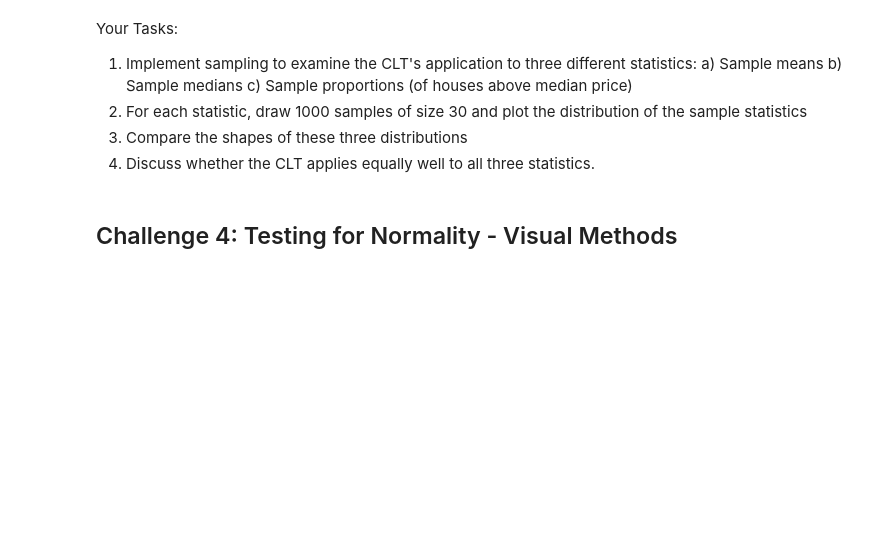
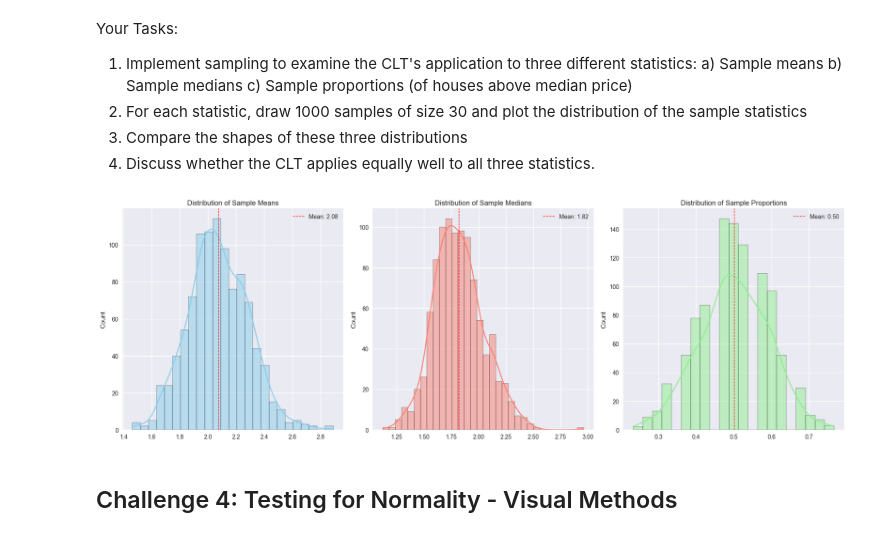
Before and after one commit to martijnooo/lab-clt-normality, a Jupyter notebook: your-code/main.ipynb, the cells around one changed output. Saved outputs shown, nothing was run; the diff lists cells and outputs as text; code cells hidden in the pictures; blank space fills up the shorter version.

```diff
--- a/your-code/main.ipynb
+++ b/your-code/main.ipynb
@@ -125,0 +225,16 @@ Your Tasks:
+# %%
+# Calculate the observed standard deviation of the sample means for each sample size
+observed_sd = {}
+
+for sample_size in sample_sizes:
+    sample_means = []
+    for _ in range(n_samples):
+        sample = np.random.choice(sepal_length, size=sample_size)
+        sample_means.append(np.mean(sample))
+    observed_sd[sample_size] = np.std(sample_means)
+
+# Calculate the theoretical standard deviation for each sample size
+population_sd = np.std(sepal_length)  # Standard deviation of the population
+theoretical_sd = {size: population_sd / np.sqrt(size) for size in sample_sizes}
+
+observed_sd, theoretical_sd
@@ -133,8 +258,8 @@ The Central Limit Theorem applies not only to sample means but also to other
 statistics like medians, variances, and proportions. Let's explore this concept.
 # %%
 # Load Boston Housing dataset
-from sklearn.datasets import load_boston
-boston = load_boston()
+from sklearn.datasets import fetch_california_housing
+boston = fetch_california_housing()
 boston_df = pd.DataFrame(data=boston.data, columns=boston.feature_names)
 boston_df['MEDV'] = boston.target
 
@@ -178,6 +322,47 @@ Your Tasks:
 # %%
 # TODO
 # Your code here - implement sampling and plotting for different statistics
+# Set parameters
+sample_size = 30
+n_samples = 1000
+
+# Initialize lists to store sample statistics
+sample_means = []
+sample_medians = []
+sample_proportions = []
+
+# Perform sampling
+for _ in range(n_samples):
+    sample = np.random.choice(housing_prices, size=sample_size)
+    sample_means.append(np.mean(sample))
+    sample_medians.append(np.median(sample))
+    sample_proportions.append(np.mean(sample > median_price))
+
+# Plot the distributions of the sample statistics
+fig, axes = plt.subplots(1, 3, figsize=(18, 6))
+
+# Sample means
+sns.histplot(sample_means, kde=True, ax=axes[0], color='skyblue')
+axes[0].set_title('Distribution of Sample Means')
+axes[0].axvline(np.mean(sample_means), color='red', linestyle='dashed', linewidth=1, label=f'Mean: {np.mean(sample_means):.2f}')
+axes[0].legend()
+
+# Sample medians
+sns.histplot(sample_medians, kde=True, ax=axes[1], color='salmon')
+axes[1].set_title('Distribution of Sample Medians')
+axes[1].axvline(np.mean(sample_medians), color='red', linestyle='dashed', linewidth=1, label=f'Mean: {np.mean(sample_medians):.2f}')
+axes[1].legend()
+
+# Sample proportions
+sns.histplot(sample_proportions, kde=True, ax=axes[2], color='lightgreen')
+axes[2].set_title('Distribution of Sample Proportions')
+axes[2].axvline(np.mean(sample_proportions), color='red', linestyle='dashed', linewidth=1, label=f'Mean: {np.mean(sample_proportions):.2f}')
+axes[2].legend()
+
+plt.tight_layout()
+plt.show()
+# %% [output]
+[figure, added]
 # %% [markdown]
 ## Challenge 4: Testing for Normality - Visual Methods
 # %% [markdown]
```
Also changed, not shown: parts of 15 cells of this notebook.
